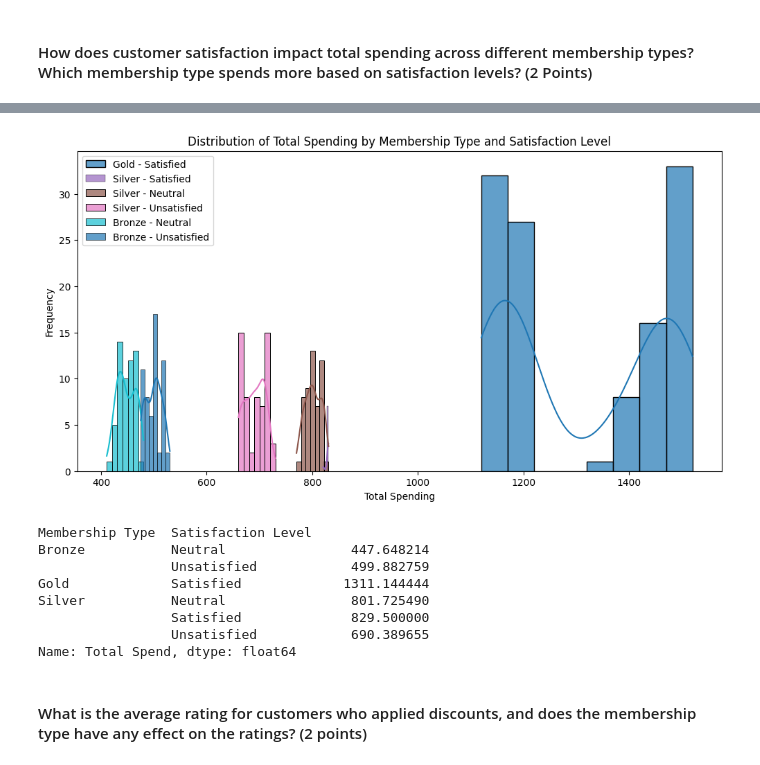
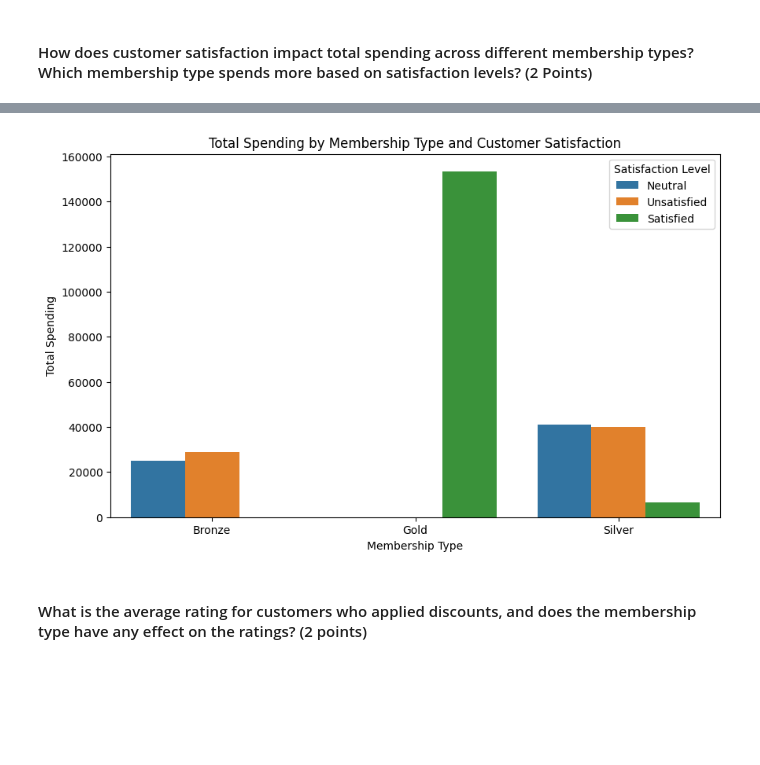
Before and after one commit to SAIRAALMAS88/SAIRAALMAS88, a Jupyter notebook: EDA_Assignment.ipynb, the cells around one changed output, grey strips where cells are left out. Saved outputs shown, nothing was run; the diff lists cells and outputs as text; code cells hidden in the pictures; blank space fills up the shorter version.

```diff
--- a/EDA_Assignment.ipynb
+++ b/EDA_Assignment.ipynb
@@ -40,2 +38,3 @@ import seaborn as sns  #Importing seaborn library
 # %%
-data = pd.read_csv("/content/E-commerce Customer Behavior - E-commerce Customer Behavior.csv") # loading the dataset
+# LOADING THE DATASET
+df=pd.read_csv("/content/E-commerce Customer Behavior - E-commerce Customer Behavior (2).csv")
@@ -252,37 +290,15 @@ plt.show()
-# %%
-# Set the figure size
-plt.figure(figsize=(12, 6))
-
-# Create a histogram for each combination of membership type and satisfaction level
-for membership_type in data['Membership Type'].unique():
-    for satisfaction_level in data['Satisfaction Level'].unique():
-        subset = data[(data['Membership Type'] == membership_type) & (data['Satisfaction Level'] == satisfaction_level)]
-        sns.histplot(subset['Total Spend'], label=f"{membership_type} - {satisfaction_level}", kde=True, alpha=0.7)
-
-# Set the title, labels, and legend
-plt.title('Distribution of Total Spending by Membership Type and Satisfaction Level')
-plt.xlabel('Total Spending')
-plt.ylabel('Frequency')
-plt.legend()
-
-# Show the plot
-plt.show()
-# %% [output]
-[figure, removed]
 # %%
-# Group by membership type and satisfaction level, then calculate the average total spending
-average_spending = data.groupby(['Membership Type', 'Satisfaction Level'])['Total Spend'].mean()
-
-# Print the average spending for each combination
-print(average_spending)
+# Group the data by MembershipType and CustomerSatisfaction, and calculate the total spending for each group
+grouped_data = df.groupby(['Membership Type', 'Satisfaction Level'])['Total Spend'].sum().reset_index()
-# %% [output]
-Membership Type  Satisfaction Level
-Bronze           Neutral                447.648214
-                 Unsatisfied            499.882759
-Gold             Satisfied             1311.144444
-Silver           Neutral                801.725490
-                 Satisfied              829.500000
-                 Unsatisfied            690.389655
-Name: Total Spend, dtype: float64
+# %%
+# Visualize the relationship using a bar plot
+plt.figure(figsize=(10, 6))
+sns.barplot(x='Membership Type', y='Total Spend', hue='Satisfaction Level', data=grouped_data)
+plt.title('Total Spending by Membership Type and Customer Satisfaction')
+plt.xlabel('Membership Type')
+plt.ylabel('Total Spending')
+plt.show()
+# %% [output]
+[figure, added]
 # %% [markdown]
 #### What is the average rating for customers who applied discounts, and does the membership type have any effect on the ratings? (2 points)
```
Also changed, not shown: parts of 37 cells of this notebook.
